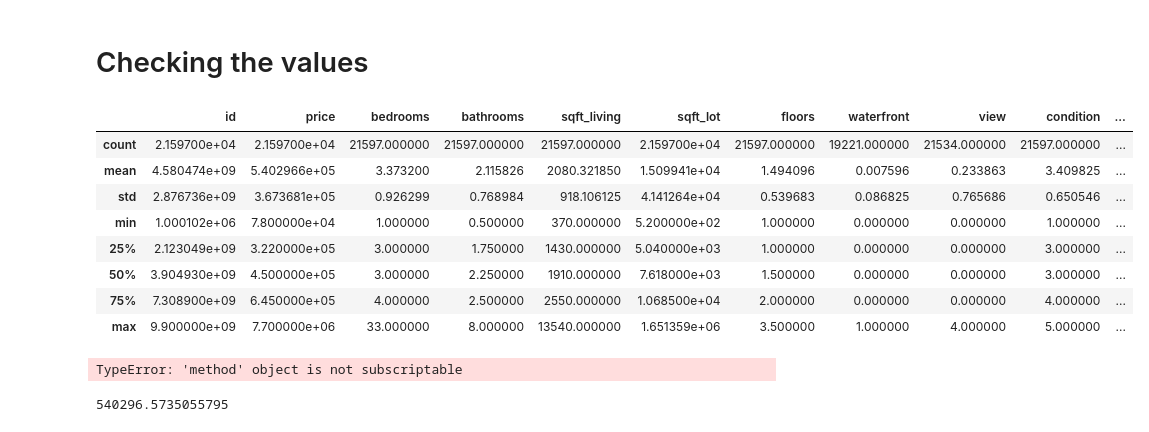
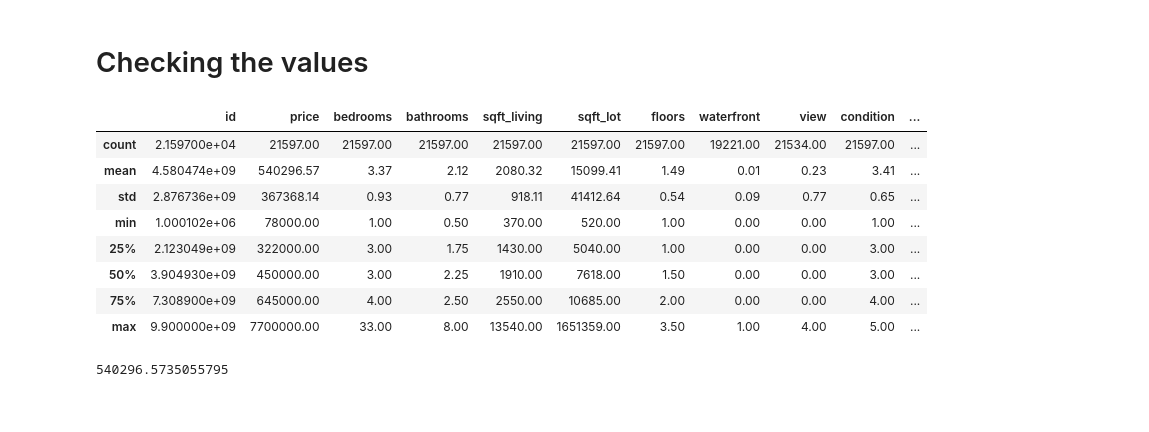
Before and after one commit to Levaldo42/ds-seattle-housemarket, a Jupyter notebook: 01_working_notebook-1.ipynb, the cells around one changed output. Saved outputs shown, nothing was run; the diff lists cells and outputs as text; code cells hidden in the pictures.

```diff
--- a/01_working_notebook-1.ipynb
+++ b/01_working_notebook-1.ipynb
@@ -161,21 +316,19 @@ dtype: int64
 # %%
 # Checking the values
 df_houses.round({"price": 2, "view":0})
-df_houses.describe()
+df_houses.describe().round(2)
 # %% [output]
 |  | id | price | bedrooms | bathrooms | sqft_living | sqft_lot | floors | waterfront | view | condition | ... |
-| count | 2.159700e+04 | 2.159700e+04 | 21597.000000 | 21597.000000 | 21597.000000 | 2.159700e+04 | 21597.000000 | 19221.000000 | 21534.000000 | 21597.000000 | ... |
-| mean | 4.580474e+09 | 5.402966e+05 | 3.373200 | 2.115826 | 2080.321850 | 1.509941e+04 | 1.494096 | 0.007596 | 0.233863 | 3.409825 | ... |
-| std | 2.876736e+09 | 3.673681e+05 | 0.926299 | 0.768984 | 918.106125 | 4.141264e+04 | 0.539683 | 0.086825 | 0.765686 | 0.650546 | ... |
-| min | 1.000102e+06 | 7.800000e+04 | 1.000000 | 0.500000 | 370.000000 | 5.200000e+02 | 1.000000 | 0.000000 | 0.000000 | 1.000000 | ... |
-| 25% | 2.123049e+09 | 3.220000e+05 | 3.000000 | 1.750000 | 1430.000000 | 5.040000e+03 | 1.000000 | 0.000000 | 0.000000 | 3.000000 | ... |
-| 50% | 3.904930e+09 | 4.500000e+05 | 3.000000 | 2.250000 | 1910.000000 | 7.618000e+03 | 1.500000 | 0.000000 | 0.000000 | 3.000000 | ... |
-| 75% | 7.308900e+09 | 6.450000e+05 | 4.000000 | 2.500000 | 2550.000000 | 1.068500e+04 | 2.000000 | 0.000000 | 0.000000 | 4.000000 | ... |
-| max | 9.900000e+09 | 7.700000e+06 | 33.000000 | 8.000000 | 13540.000000 | 1.651359e+06 | 3.500000 | 1.000000 | 4.000000 | 5.000000 | ... |
+| count | 2.159700e+04 | 21597.00 | 21597.00 | 21597.00 | 21597.00 | 21597.00 | 21597.00 | 19221.00 | 21534.00 | 21597.00 | ... |
+| mean | 4.580474e+09 | 540296.57 | 3.37 | 2.12 | 2080.32 | 15099.41 | 1.49 | 0.01 | 0.23 | 3.41 | ... |
+| std | 2.876736e+09 | 367368.14 | 0.93 | 0.77 | 918.11 | 41412.64 | 0.54 | 0.09 | 0.77 | 0.65 | ... |
+| min | 1.000102e+06 | 78000.00 | 1.00 | 0.50 | 370.00 | 520.00 | 1.00 | 0.00 | 0.00 | 1.00 | ... |
+| 25% | 2.123049e+09 | 322000.00 | 3.00 | 1.75 | 1430.00 | 5040.00 | 1.00 | 0.00 | 0.00 | 3.00 | ... |
+| 50% | 3.904930e+09 | 450000.00 | 3.00 | 2.25 | 1910.00 | 7618.00 | 1.50 | 0.00 | 0.00 | 3.00 | ... |
+| 75% | 7.308900e+09 | 645000.00 | 4.00 | 2.50 | 2550.00 | 10685.00 | 2.00 | 0.00 | 0.00 | 4.00 | ... |
+| max | 9.900000e+09 | 7700000.00 | 33.00 | 8.00 | 13540.00 | 1651359.00 | 3.50 | 1.00 | 4.00 | 5.00 | ... |
 # %%
-df1=df_houses.query["prices"] < 5000000
+#df1=df_houses.query["prices"] < 5000000
-# %% [output]
-TypeError: 'method' object is not subscriptable
 # %%
 df_houses["price"].mean()
 # %% [output]
```
Also changed, not shown: parts of 25 cells of this notebook, 1 other file.
